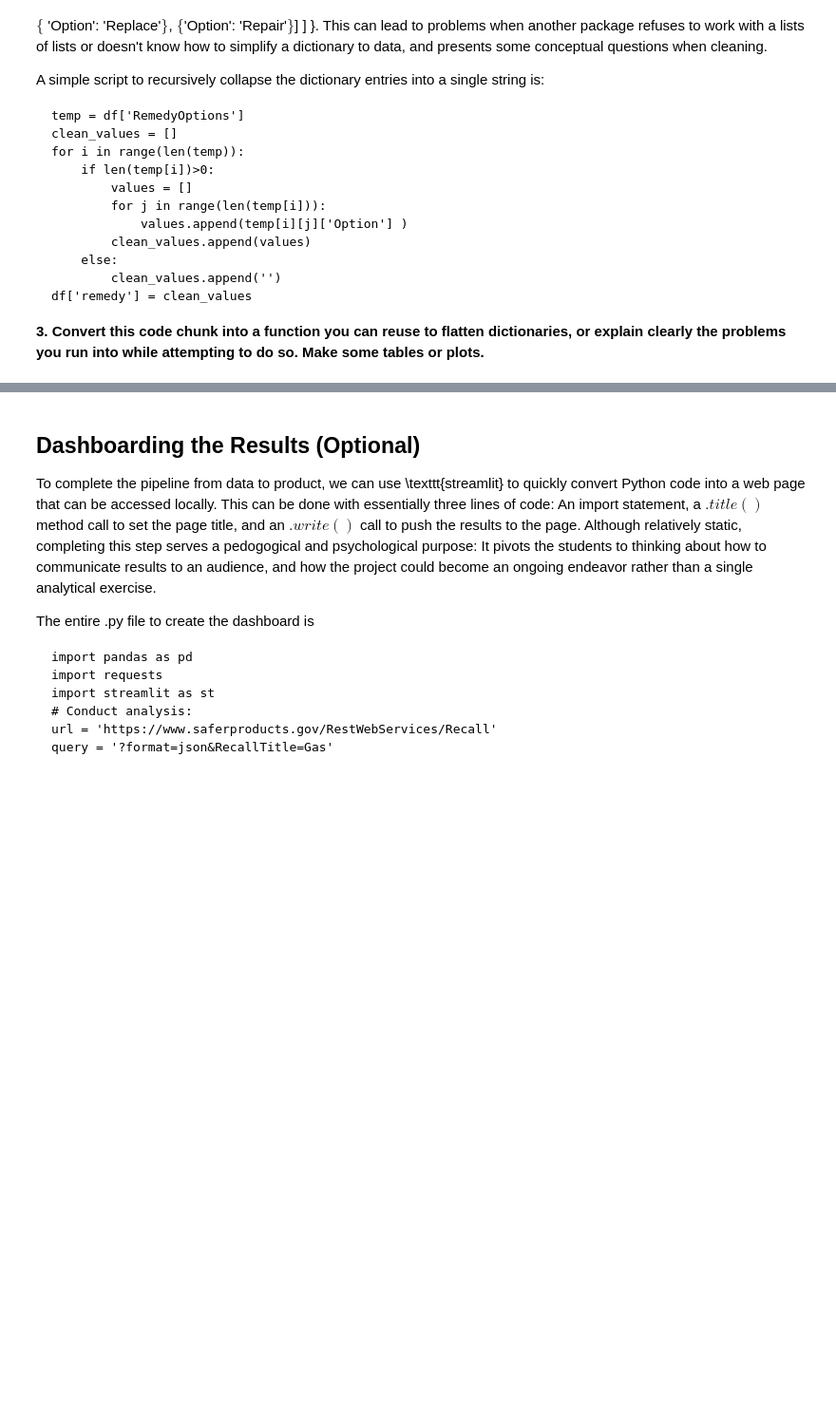
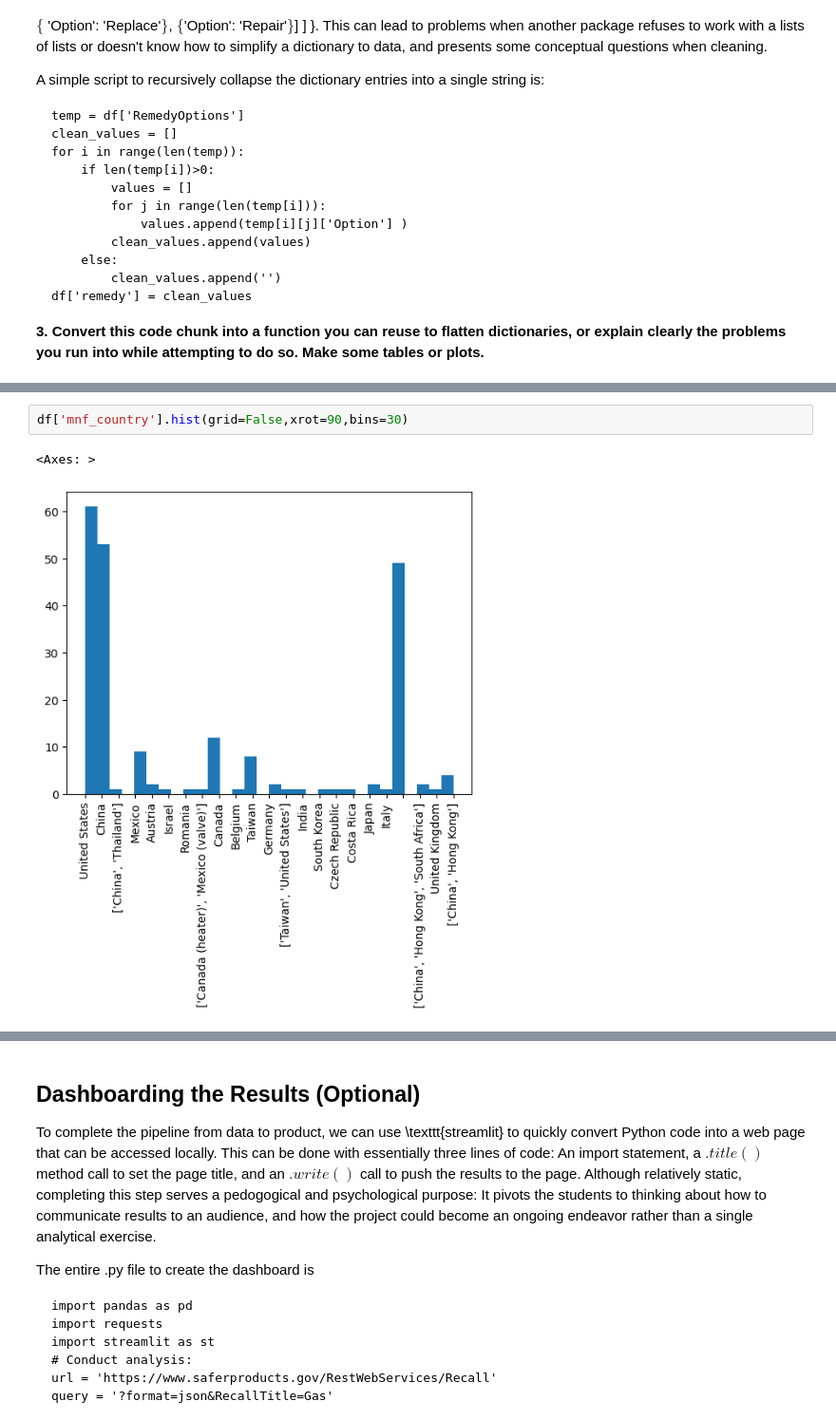
Before and after one commit to chetubarot/labs, a Jupyter notebook: 01_api_calls/assignment_notebook.ipynb, the cells around one changed output, grey strips where cells are left out. Shown at 95% size. Cells and saved outputs as stored; diff of their text form; blank space fills up the shorter version.

```diff
--- a/01_api_calls/assignment_notebook.ipynb
+++ b/01_api_calls/assignment_notebook.ipynb
@@ -167,0 +300,5 @@ A simple script to recursively collapse the dictionary entries into a single str
+# %%
+df['mnf_country'].hist(grid=False,xrot=90,bins=30)
+# %% [output]
+<Axes: >
+[figure, added]
```
Also changed, not shown: parts of 12 cells of this notebook.
